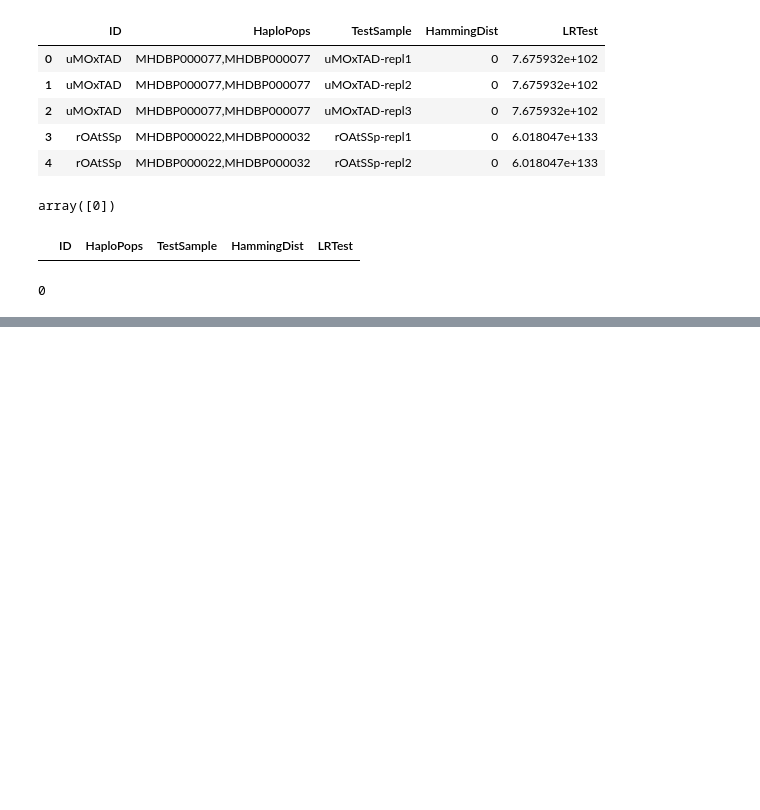
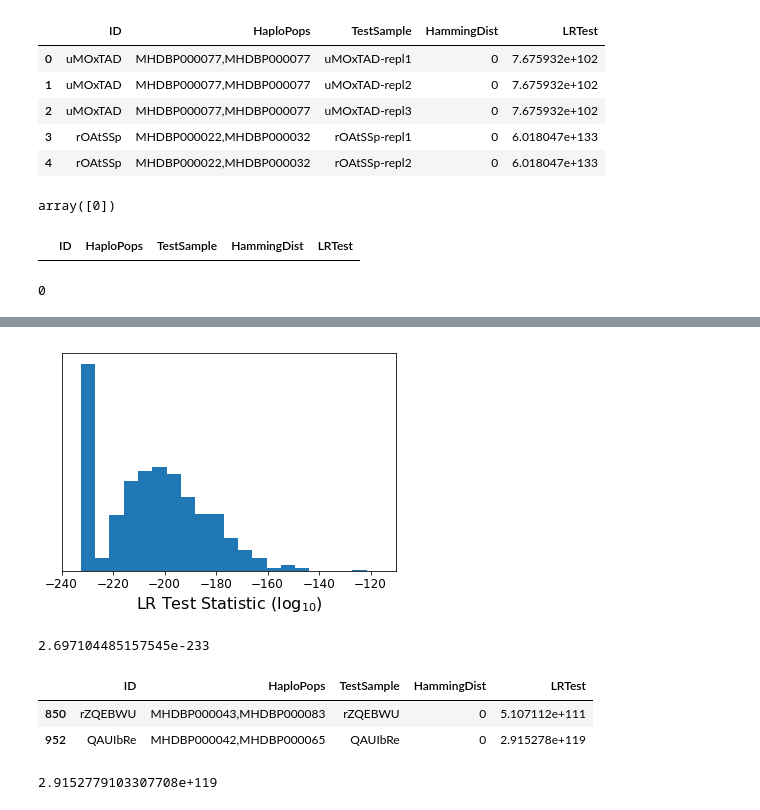
Before and after one commit to bioforensics/MicroHapulator, a Jupyter notebook: notebook/usa8k/sample-matching.ipynb, the cells around one changed output, grey strips where cells are left out. Drawn from its saved outputs; the diff is of its cells as text; code cells hidden in the pictures; blank space fills up the shorter version.

```diff
--- a/notebook/usa8k/sample-matching.ipynb
+++ b/notebook/usa8k/sample-matching.ipynb
@@ -33,0 +64,24 @@ len(hd1)
+# %%
+themin = numpy.log10(min([x for x in samepop.LRTest if x > 0.0]))
+lrt = [numpy.log10(x) if x > 0.0 else themin for x in samepop.LRTest]
+lrt = [x for x in lrt if x < 0.0]
+_ = plt.hist(lrt, bins=20)
+_ = plt.xlim(-240, -110)
+_ = plt.yticks([])
+_ = plt.xlabel(r'LR Test Statistic ($\log_{10}$)')
+# %% [output]
+[figure, added]
+# %%
+min([x for x in samepop.LRTest if x > 0.0])
+# %% [output]
+2.697104485157545e-233
+# %%
+samepop[samepop.LRTest > 1.0]
+# %% [output]
+|  | ID | HaploPops | TestSample | HammingDist | LRTest |
+| 850 | rZQEBWU | MHDBP000043,MHDBP000083 | rZQEBWU | 0 | 5.107112e+111 |
+| 952 | QAUIbRe | MHDBP000042,MHDBP000065 | QAUIbRe | 0 | 2.915278e+119 |
+# %%
+max(samepop.LRTest)
+# %% [output]
+2.9152779103307708e+119
```
Also changed, not shown: parts of 9 cells of this notebook, 1 other file.
